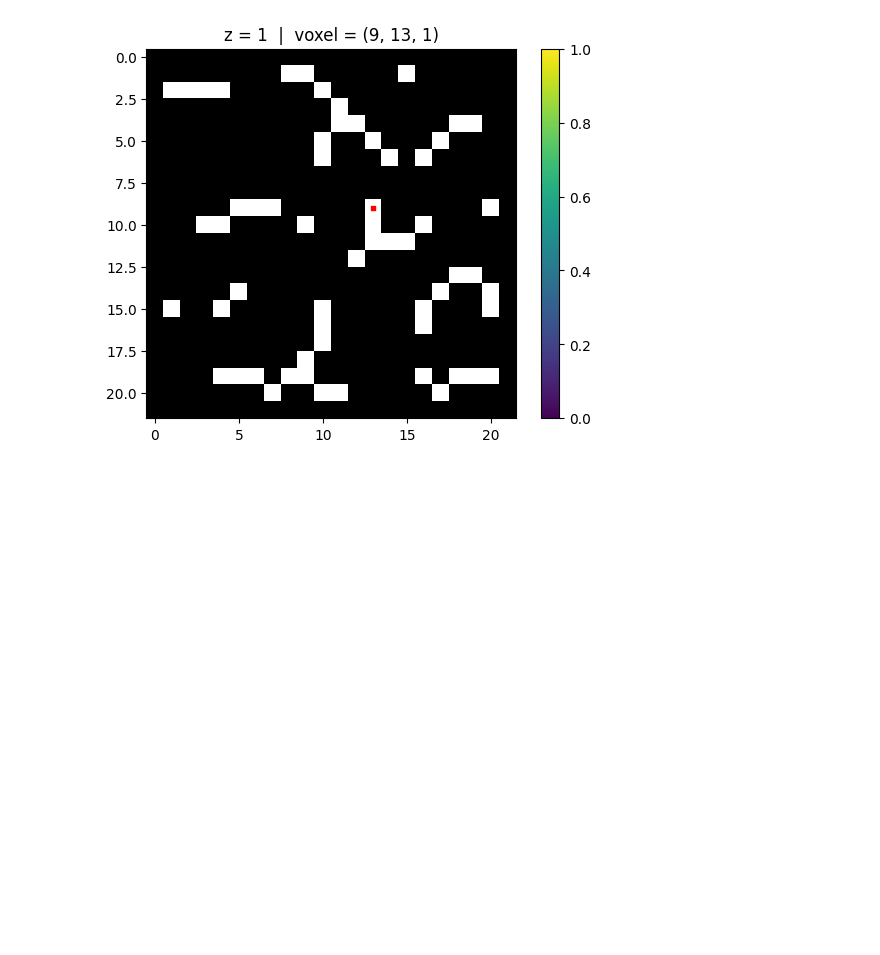
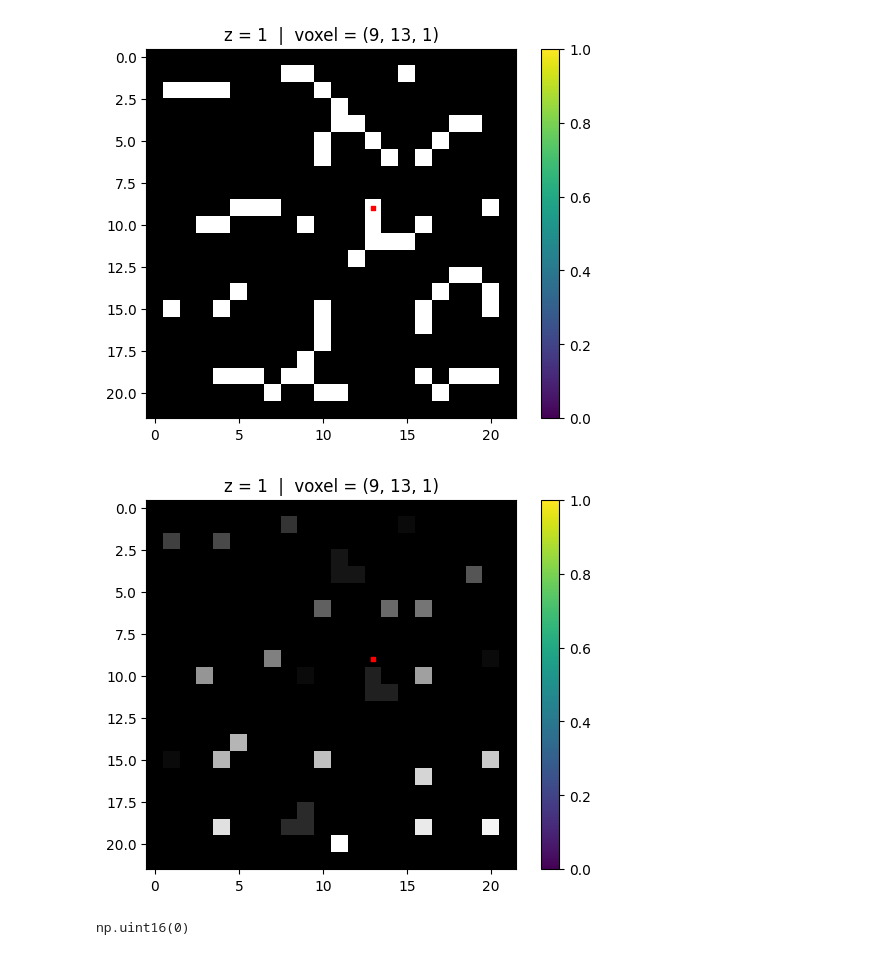
Before and after one commit to Open-Research-Tools-for-Ophthalmology/octava, a Jupyter notebook: code/Skeletonization/current_work/testing.ipynb, the cells around one changed output. Drawn from its saved outputs; the diff is of its cells as text; code cells hidden in the pictures; blank space fills up the shorter version.

```diff
--- a/code/Skeletonization/current_work/testing.ipynb
+++ b/code/Skeletonization/current_work/testing.ipynb
@@ -579,3 +557,11 @@ Link(
 plot_voxel_by_index(skel, 634)
 # %% [output]
 [figure]
+# %%
+plot_voxel_by_index(skel2, 634)
+# %% [output]
+[figure, added]
+# %%
+skel2.flat[634]
+# %% [output]
+np.uint16(0)
```
Also changed, not shown: parts of 7 cells of this notebook, 2 other files.
